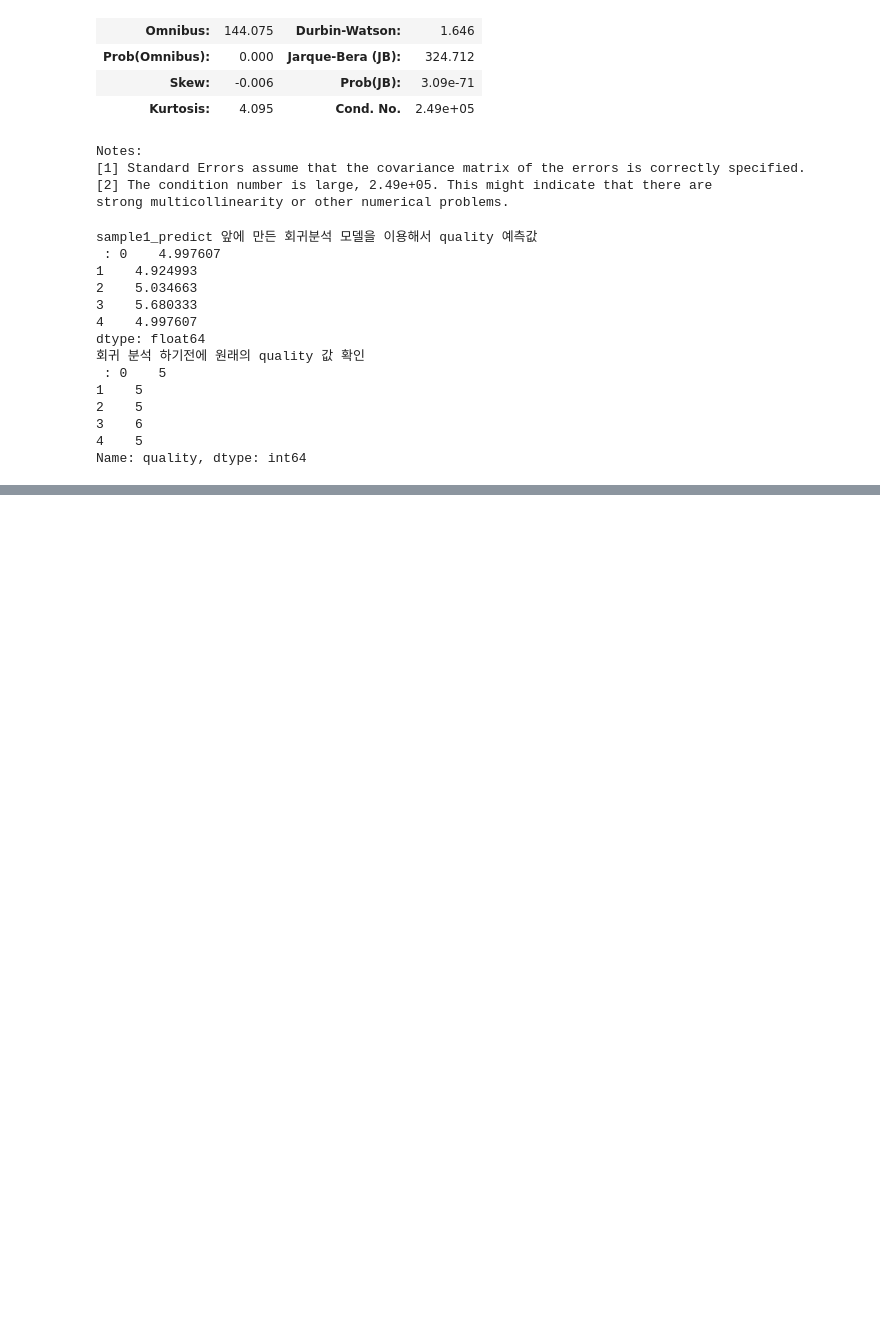
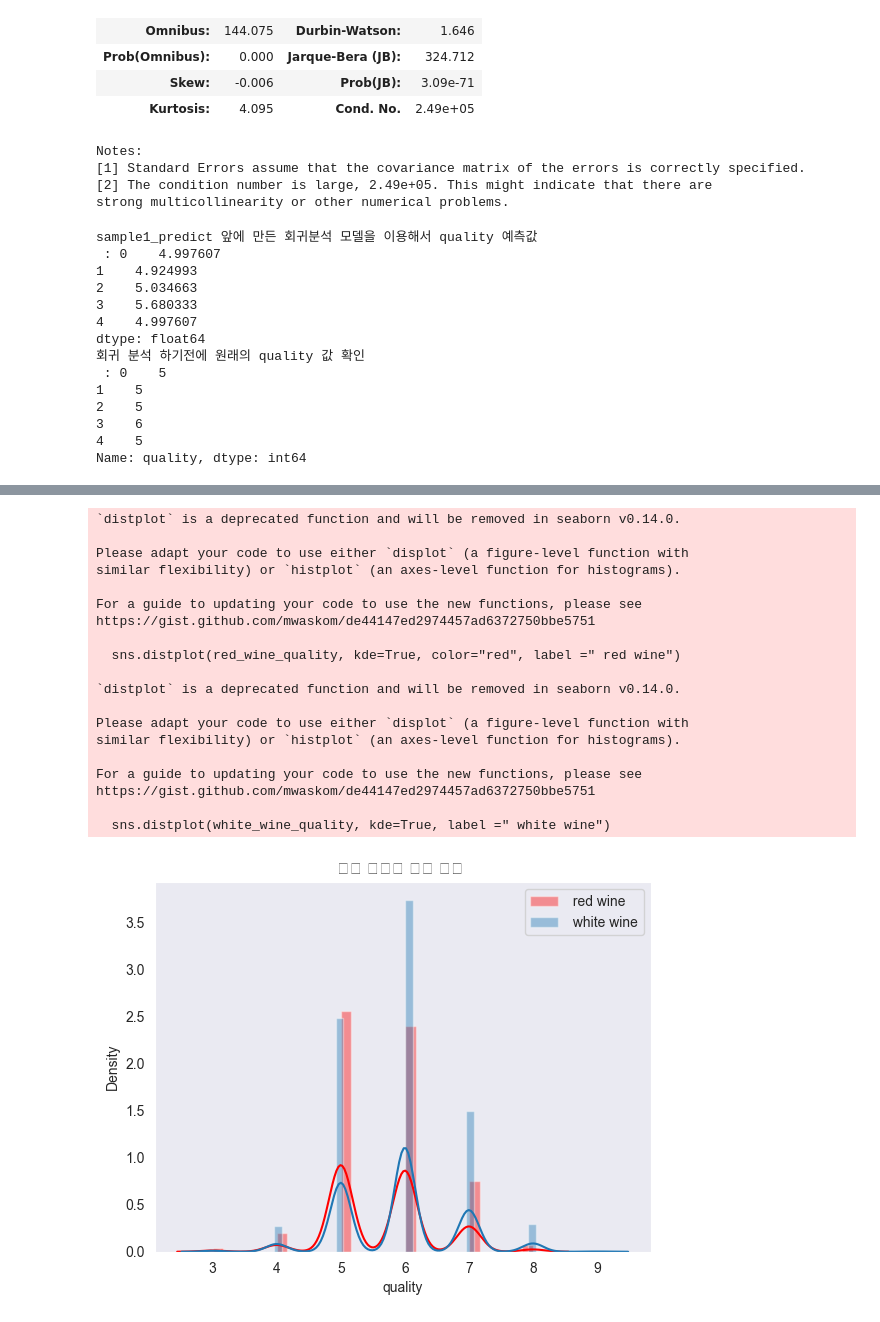
Before and after one commit to mimimioo/BigdataVisualization_analyze, a Jupyter notebook: 1-통계분석/test.ipynb, the cells around one changed output, grey strips where cells are left out. Drawn from its saved outputs; the diff is of its cells as text; code cells hidden in the pictures; blank space fills up the shorter version.

```diff
--- a/1-통계분석/test.ipynb
+++ b/1-통계분석/test.ipynb
@@ -379,0 +409,36 @@ sample2
+# %%
+# 시각화에 필요한 패키지 임포트 하기.
+import matplotlib.pyplot as plt
+import seaborn as sns
+
+sns.set_style("dark")
+# red wine 속성 설정.
+sns.distplot(red_wine_quality, kde=True, color="red", label =" red wine")
+
+# white wine 속성 설정.
+sns.distplot(white_wine_quality, kde=True, label =" white wine")
+
+plt.title("와인 타입에 따른 품질 ")
+plt.legend()
+plt.show()
+# %% [output]
+`distplot` is a deprecated function and will be removed in seaborn v0.14.0.
+
+Please adapt your code to use either `displot` (a figure-level function with
+similar flexibility) or `histplot` (an axes-level function for histograms).
+
+For a guide to updating your code to use the new functions, please see
+https://gist.github.com/mwaskom/de44147ed2974457ad6372750bbe5751
+
+  sns.distplot(red_wine_quality, kde=True, color="red", label =" red wine")
+
+`distplot` is a deprecated function and will be removed in seaborn v0.14.0.
+
+Please adapt your code to use either `displot` (a figure-level function with
+similar flexibility) or `histplot` (an axes-level function for histograms).
+
+For a guide to updating your code to use the new functions, please see
+https://gist.github.com/mwaskom/de44147ed2974457ad6372750bbe5751
+
+  sns.distplot(white_wine_quality, kde=True, label =" white wine")
+[figure, added]
```
Also changed, not shown: parts of 4 cells of this notebook.
